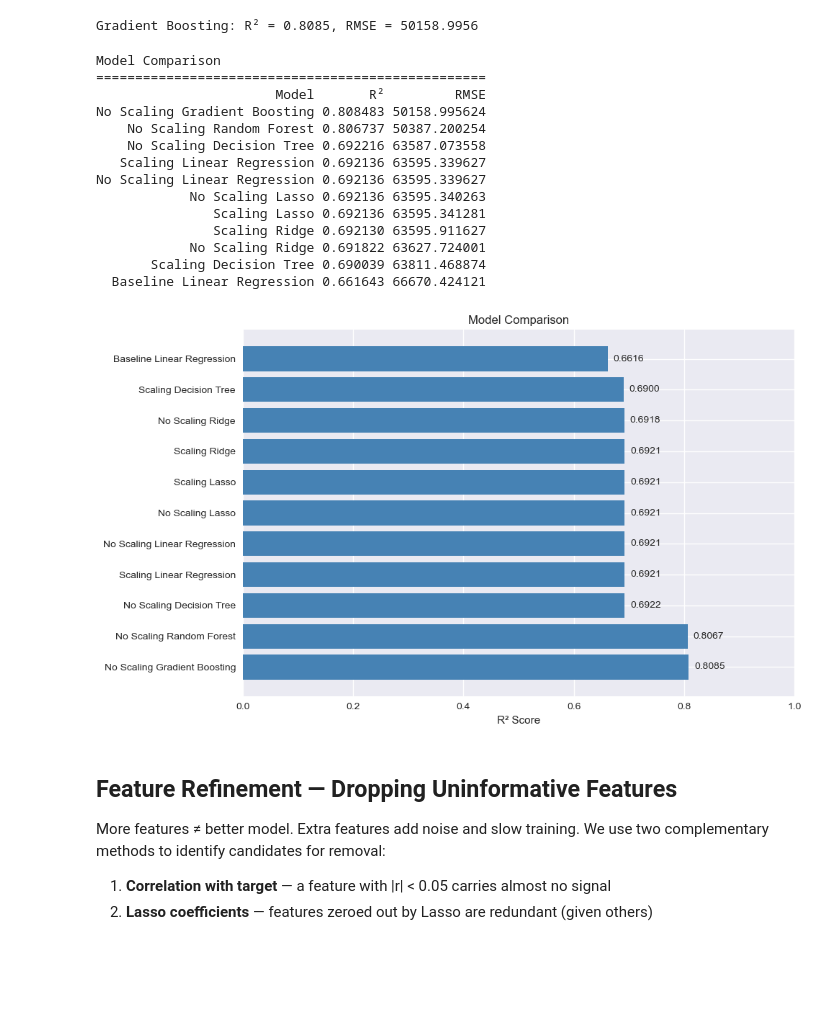
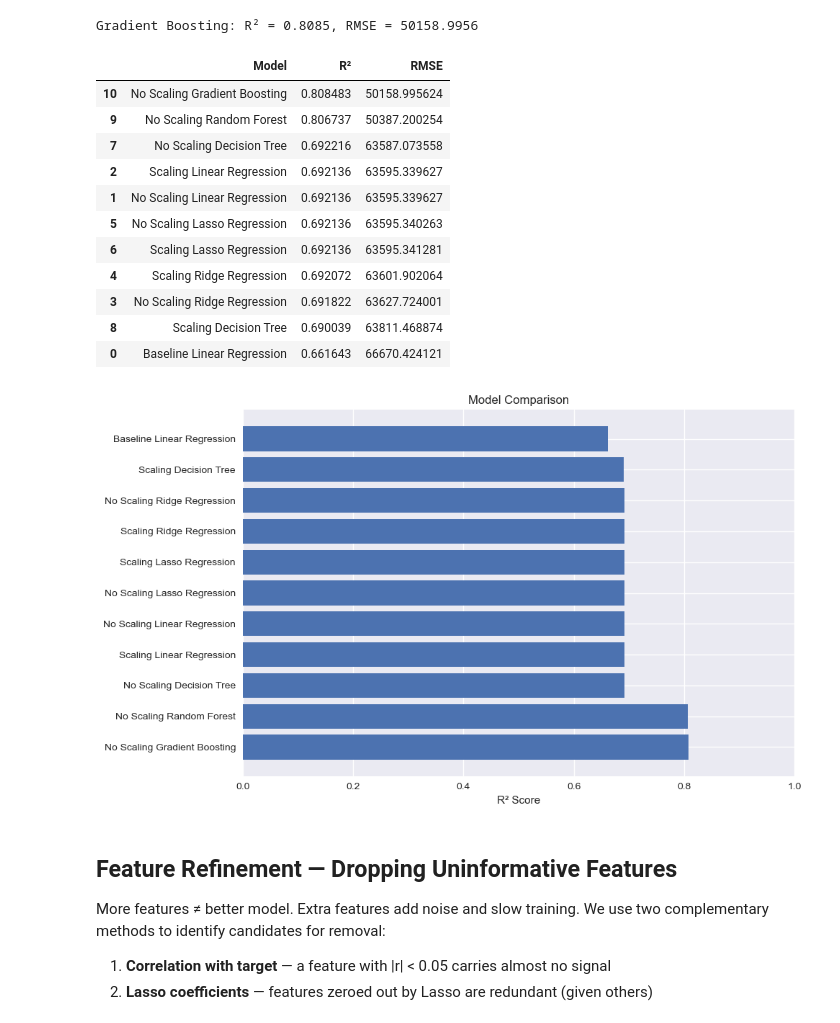
Before and after one commit to jd2aa/course-materials, a Jupyter notebook: demos/california-housing-regression/notebooks/04_modeling-student.ipynb, the cells around one changed output. Saved outputs shown, nothing was run; the diff lists cells and outputs as text; code cells hidden in the pictures; blank space fills up the shorter version.

```diff
--- a/demos/california-housing-regression/notebooks/04_modeling-student.ipynb
+++ b/demos/california-housing-regression/notebooks/04_modeling-student.ipynb
@@ -176,6 +209,6 @@ Lasso: R² = 0.6921, RMSE = 63595.3413
 # %%
 from sklearn.tree import DecisionTreeRegressor
 
-dt = DecisionTreeRegressor(max_depth=10, random_state=4950)
+dt_fe = DecisionTreeRegressor(max_depth=10, random_state=4950)
 
 ## TODO: Decision Tree with both noscaled and scaled data
@@ -186,0 +215,8 @@ Decision Tree: R² = 0.6922, RMSE = 63587.0736
+# %%
+dt_fe.fit(X_train, y_train)
+y_pred_dtfe = dt_fe.predict(X_test)
+r2_dtfe = r2_score(y_test, y_pred_dtfe)
+rmse_dtfe = np.sqrt(mean_squared_error(y_test, y_pred_dtfe))
+
+results.append({'Model': 'No Scaling Decision Tree', 'R²': r2_dtfe, 'RMSE': rmse_dtfe})
+print(f'No Scaling Decision Tree: R² = {r2_dtfe:.4f}, RMSE = {rmse_dtfe:.4f}')
@@ -190,0 +227,8 @@ Decision Tree: R² = 0.6900, RMSE = 63811.4689
+# %%
+dt.fit(X_train_standard, y_train)
+y_pred_dt = dt.predict(X_test_standard)
+r2_dt = r2_score(y_test, y_pred_dt)
+rmse_dt = np.sqrt(mean_squared_error(y_test, y_pred_dt))
+
+results.append({'Model': 'Scaling Decision Tree', 'R²': r2_dt, 'RMSE': rmse_dt})
+print(f'Scaling Decision Tree: R² = {r2_dt:.4f}, RMSE = {rmse_dt:.4f}')
@@ -227,26 +273,37 @@ print(f'Gradient Boosting: R² = {r2:.4f}, RMSE = {rmse:.4f}')
 Gradient Boosting: R² = 0.8085, RMSE = 50158.9956
 # %%
 ## TODO: create comparison table
+result_df = pd.DataFrame(results)
+result_df = result_df.sort_values('R²',ascending=False)
+
+result_df
 # %% [output]
-Model Comparison
-==================================================
-                       Model       R²         RMSE
-No Scaling Gradient Boosting 0.808483 50158.995624
-    No Scaling Random Forest 0.806737 50387.200254
-    No Scaling Decision Tree 0.692216 63587.073558
-   Scaling Linear Regression 0.692136 63595.339627
-No Scaling Linear Regression 0.692136 63595.339627
-            No Scaling Lasso 0.692136 63595.340263
-               Scaling Lasso 0.692136 63595.341281
-               Scaling Ridge 0.692130 63595.911627
-            No Scaling Ridge 0.691822 63627.724001
-       Scaling Decision Tree 0.690039 63811.468874
-  Baseline Linear Regression 0.661643 66670.424121
+|  | Model | R² | RMSE |
+| 10 | No Scaling Gradient Boosting | 0.808483 | 50158.995624 |
+| 9 | No Scaling Random Forest | 0.806737 | 50387.200254 |
+| 7 | No Scaling Decision Tree | 0.692216 | 63587.073558 |
+| 2 | Scaling Linear Regression | 0.692136 | 63595.339627 |
+| 1 | No Scaling Linear Regression | 0.692136 | 63595.339627 |
+| 5 | No Scaling Lasso Regression | 0.692136 | 63595.340263 |
+| 6 | Scaling Lasso Regression | 0.692136 | 63595.341281 |
+| 4 | Scaling Ridge Regression | 0.692072 | 63601.902064 |
+| 3 | No Scaling Ridge Regression | 0.691822 | 63627.724001 |
+| 8 | Scaling Decision Tree | 0.690039 | 63811.468874 |
+| 0 | Baseline Linear Regression | 0.661643 | 66670.424121 |
 # %%
 ## TODO: create barplot of the R2 for all methods
 fig, ax = plt.subplots(figsize=(10, 6))
+
+bars = ax.barh(result_df['Model'], result_df['R²'])
+
+ax.set_xlabel('R² Score')
+ax.set_title('Model Comparison')
+ax.set_xlim(0, 1)
+
+plt.tight_layout()
+plt.show()
 # %% [output]
-[figure, old version]
+[figure, new version]
 # %% [markdown]
 ## Feature Refinement — Dropping Uninformative Features
 
```
Also changed, not shown: parts of 28 cells of this notebook, 2 other files.
